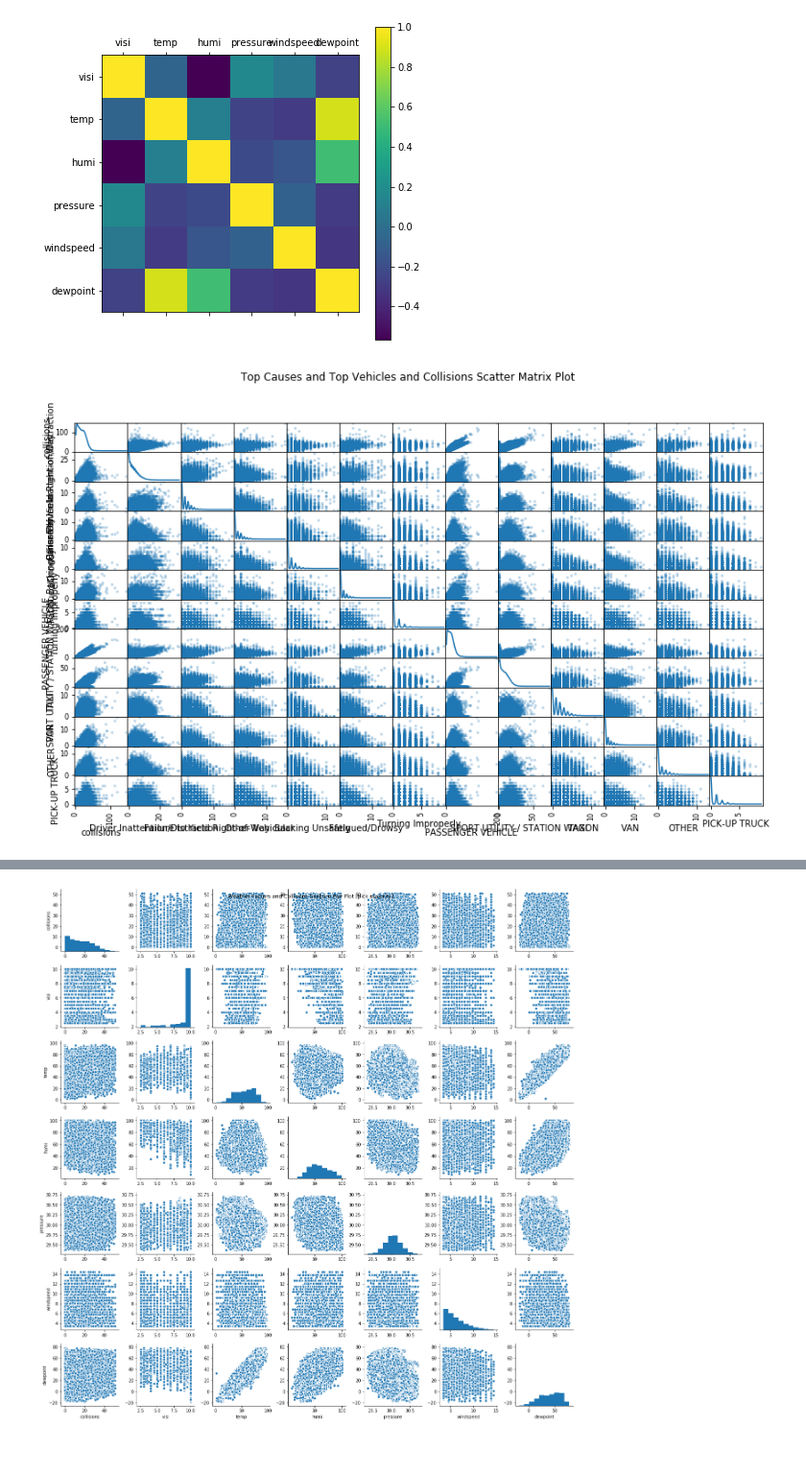
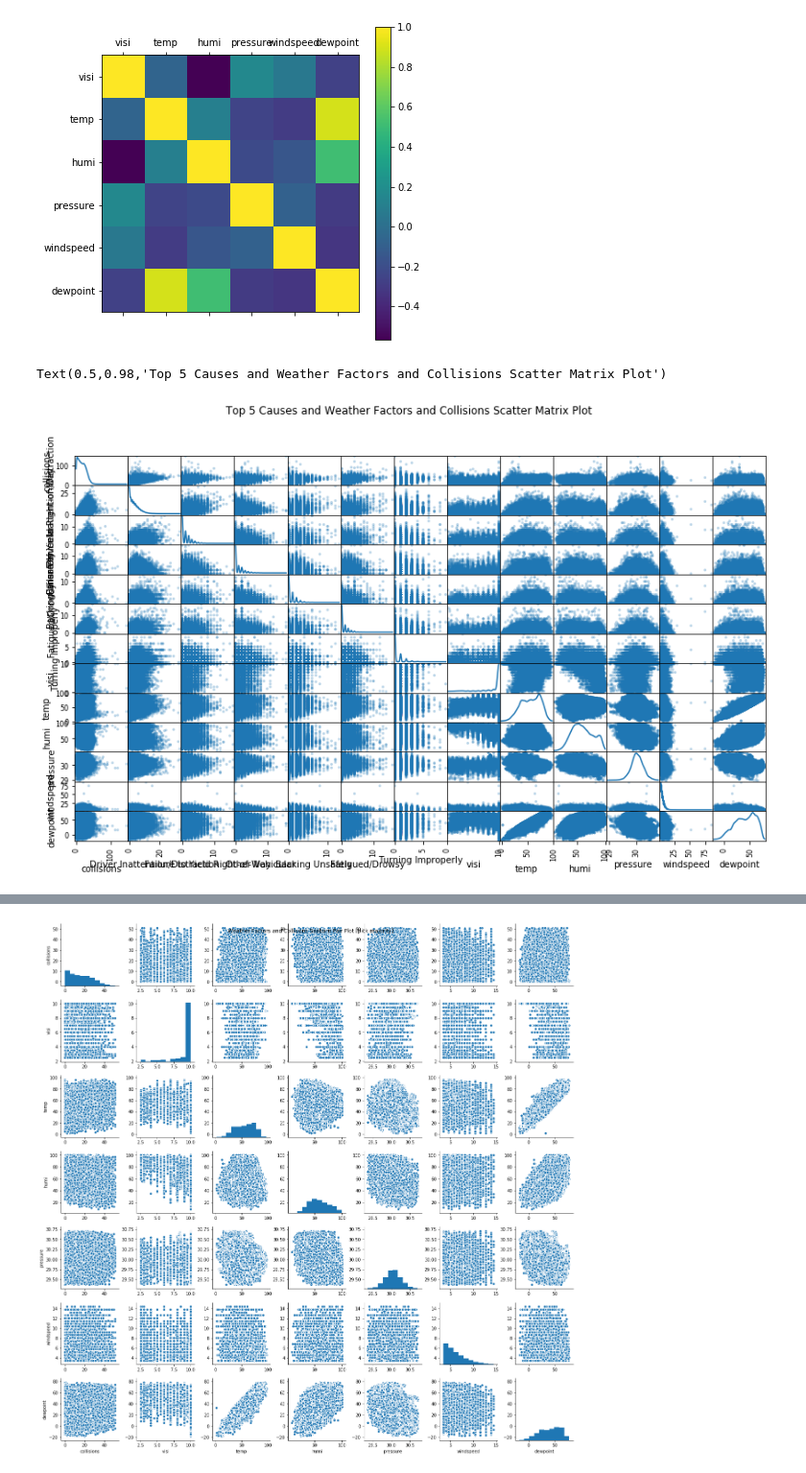
Before and after one commit to yanghua23/PDA_NYC_Weather_and_Vehicle_Collisions, a Jupyter notebook: PDA_NYC_weather_and_vehicle_collisions.ipynb, the cells around one changed output, grey strips where cells are left out. Shown at 96% size. Drawn from its saved outputs; the diff is of its cells as text; code cells hidden in the pictures.

```diff
--- a/PDA_NYC_weather_and_vehicle_collisions.ipynb
+++ b/PDA_NYC_weather_and_vehicle_collisions.ipynb
@@ -36,4 +36,6 @@ mvc.drop(['loc', 'year', 'month', 'hour', 'weekday'], axis=1, inplace=True)
 
 mvc['datehour'] = mvc.datetime.map(lambda dtime: datetime.datetime(dtime.year, dtime.month, dtime.day, dtime.hour, 0, 0))
 
+mvc.replace(to_replace=r'Pedestrian/Bicyclist/Other Pedestrian Error/Confusion', value=r'Pedestrian/Bicyclist Error/Confusion', inplace=True)
+
 #mvc.to_csv('mvc_processed.csv')  # shape: (738586, 24)
@@ -645,16 +779,18 @@ plot_corr(df, 6)
 # %%
 #df = weather.loc[:, ['collisions', 'visi', 'temp', 'humi', 'pressure', 'windspeed', 'dewpoint']]
 
 #df = weather[['collisions', 'Clear', 'Cloudy', 'Fog', 'Rain', 'Snow']] # re-check change to daily...
 #df = weather[['collisions', 'Variable', 'West', 'North', 'East', 'South', 'Calm']] # re-check change to daily...
 
+df = weather[['collisions', *top_causes[0:6], 'visi', 'temp', 'humi', 'pressure', 'windspeed', 'dewpoint']]
 #df = mvc_new[['collisions', *top_causes[0:6], *top_vehicles[0:6]]] # not interesting.
 # pandas scatter matrix plot:
 # looks better than sns.pairplot, take some time to compute.
 pd.plotting.scatter_matrix(df, alpha = 0.3, figsize = (14,8), diagonal = 'kde');
-title = 'Top Causes and Top Vehicles and Collisions Scatter Matrix Plot'
+title = 'Top 5 Causes and Weather Factors and Collisions Scatter Matrix Plot'
 plt.suptitle(title)
 
-plt.savefig(title.replace(' ', '_') + '.png')
+#plt.savefig(title.replace(' ', '_') + '.png')
 # %% [output]
+Text(0.5,0.98,'Top 5 Causes and Weather Factors and Collisions Scatter Matrix Plot')
-[figure, old version]
+[figure, new version]
```
Also changed, not shown: parts of 9 cells of this notebook.
